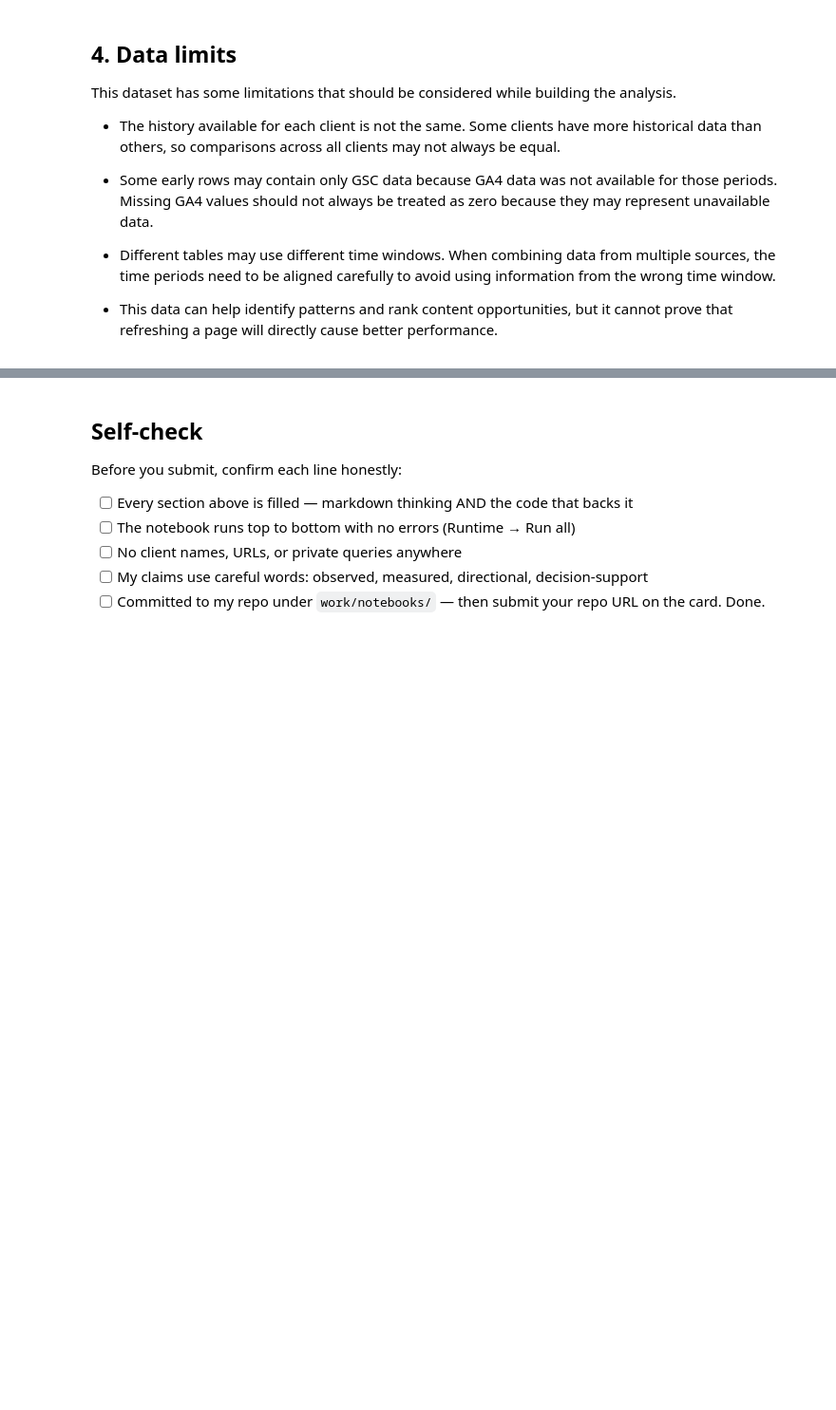
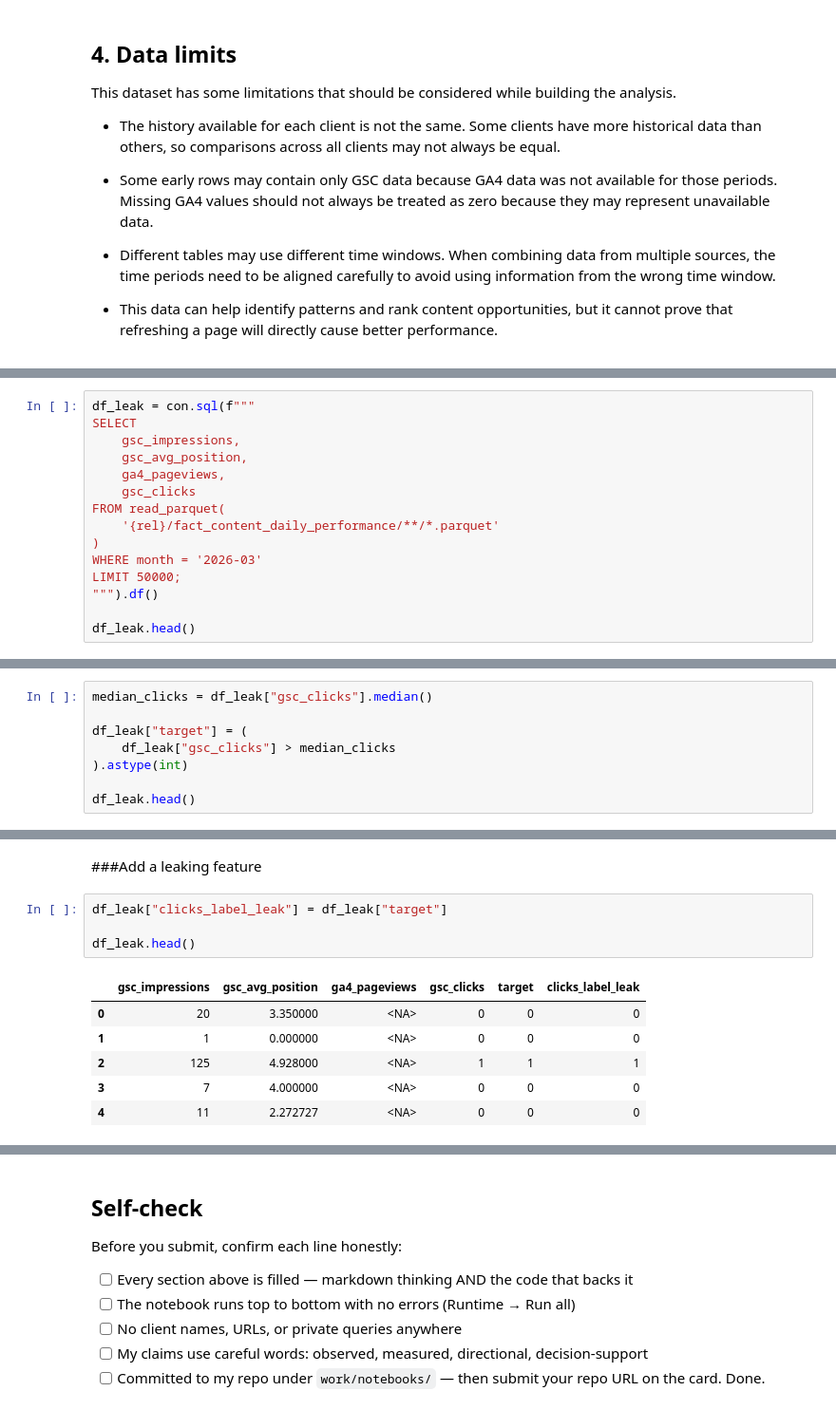
Before and after one commit to yashikasgh/flyrank-ml-internship, a Jupyter notebook: work/notebooks/w03_data_contract.ipynb, the cells around one changed output, grey strips where cells are left out. Shown at 95% size. Cells and saved outputs as stored; diff of their text form; blank space fills up the shorter version.

```diff
--- a/work/notebooks/w03_data_contract.ipynb
+++ b/work/notebooks/w03_data_contract.ipynb
@@ -248,0 +299,15 @@ This dataset has some limitations that should be considered while building the a
+# %%
+df_leak = con.sql(f"""
+SELECT
+    gsc_impressions,
+    gsc_avg_position,
+    ga4_pageviews,
+    gsc_clicks
+FROM read_parquet(
+    '{rel}/fact_content_daily_performance/**/*.parquet'
+)
+WHERE month = '2026-03'
+LIMIT 50000;
+""").df()
+
+df_leak.head()
@@ -248,0 +323,8 @@ This dataset has some limitations that should be considered while building the a
+# %%
+median_clicks = df_leak["gsc_clicks"].median()
+
+df_leak["target"] = (
+    df_leak["gsc_clicks"] > median_clicks
+).astype(int)
+
+df_leak.head()
@@ -248,0 +338,13 @@ This dataset has some limitations that should be considered while building the a
+# %% [markdown]
+###Add a leaking feature
+# %%
+df_leak["clicks_label_leak"] = df_leak["target"]
+
+df_leak.head()
+# %% [output]
+|  | gsc_impressions | gsc_avg_position | ga4_pageviews | gsc_clicks | target | clicks_label_leak |
+| 0 | 20 | 3.350000 | <NA> | 0 | 0 | 0 |
+| 1 | 1 | 0.000000 | <NA> | 0 | 0 | 0 |
+| 2 | 125 | 4.928000 | <NA> | 1 | 1 | 1 |
+| 3 | 7 | 4.000000 | <NA> | 0 | 0 | 0 |
+| 4 | 11 | 2.272727 | <NA> | 0 | 0 | 0 |
```
Also changed, not shown: parts of 13 cells of this notebook.
